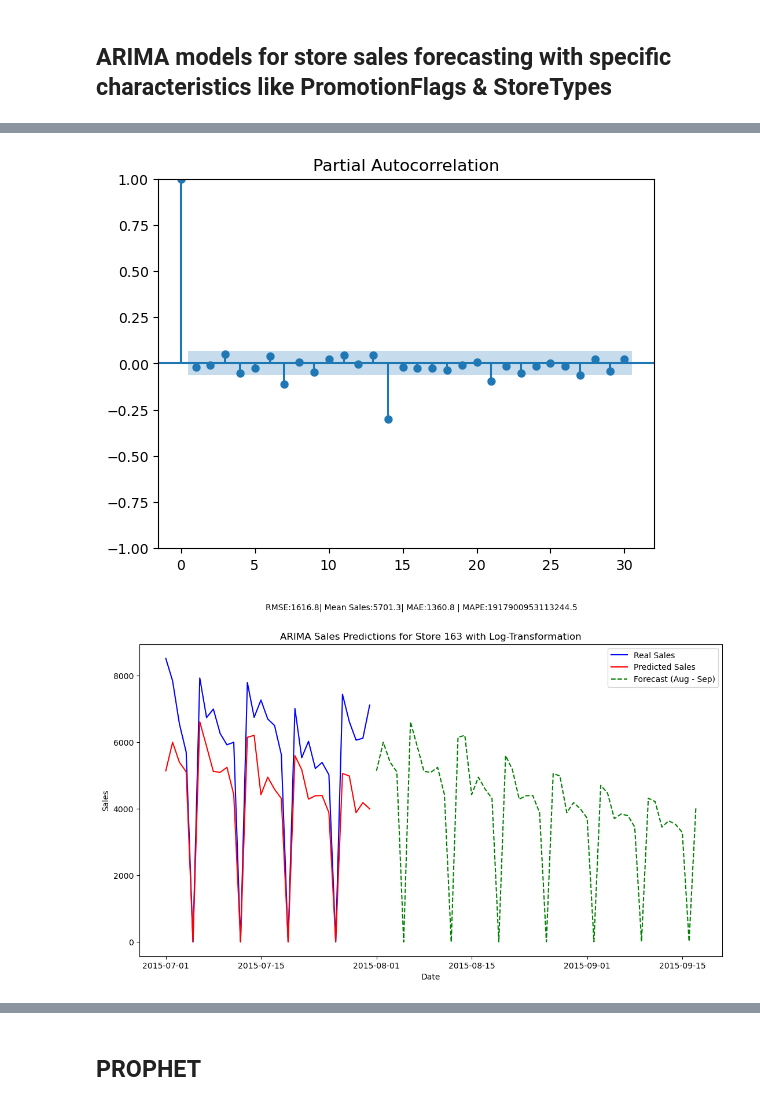
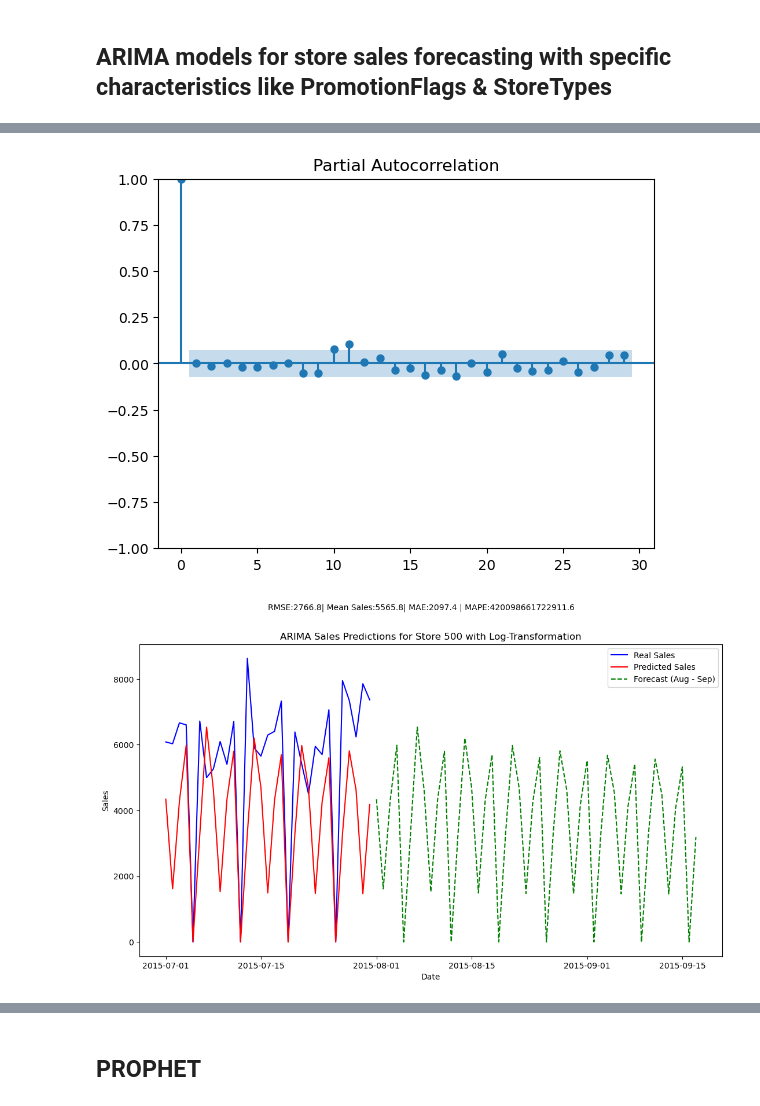
Before and after one commit to GeorgeStampolidiss/Projects, a Jupyter notebook: Project1_GStampolidis.ipynb, the cells around one changed output, grey strips where cells are left out. Cells and saved outputs as stored; diff of their text form; code cells hidden in the pictures.

```diff
--- a/Project1_GStampolidis.ipynb
+++ b/Project1_GStampolidis.ipynb
@@ -2096,7 +2102,7 @@ plt.show()
 ##model with log tranformation
 #We will see whether we have imporved results when log-transformation is applied
 #Useful method when we have so many outliers
-Store_ID = 163
+Store_ID = 500
 print(Store_ID)
 
 #Data
@@ -2174,5 +2180,5 @@ MAE: 1360.79
-[figure, old version]
+[figure, new version]
-[figure, old version]
+[figure, new version]
 # %%
 ##model with log tranformation for store 543 that has m=14(seasonality)
 Store_ID = 543
```
Also changed, not shown: parts of 15 cells of this notebook.
